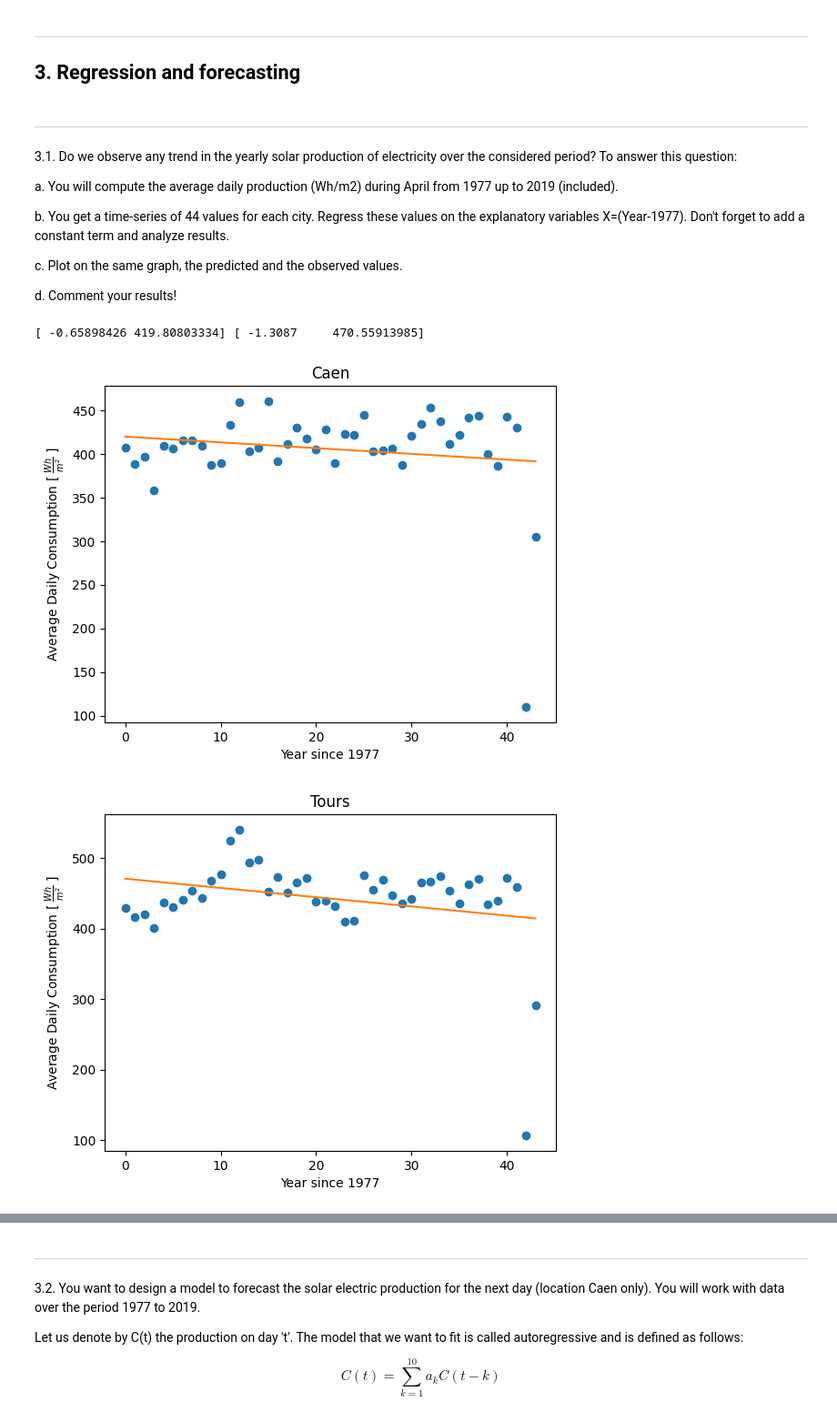
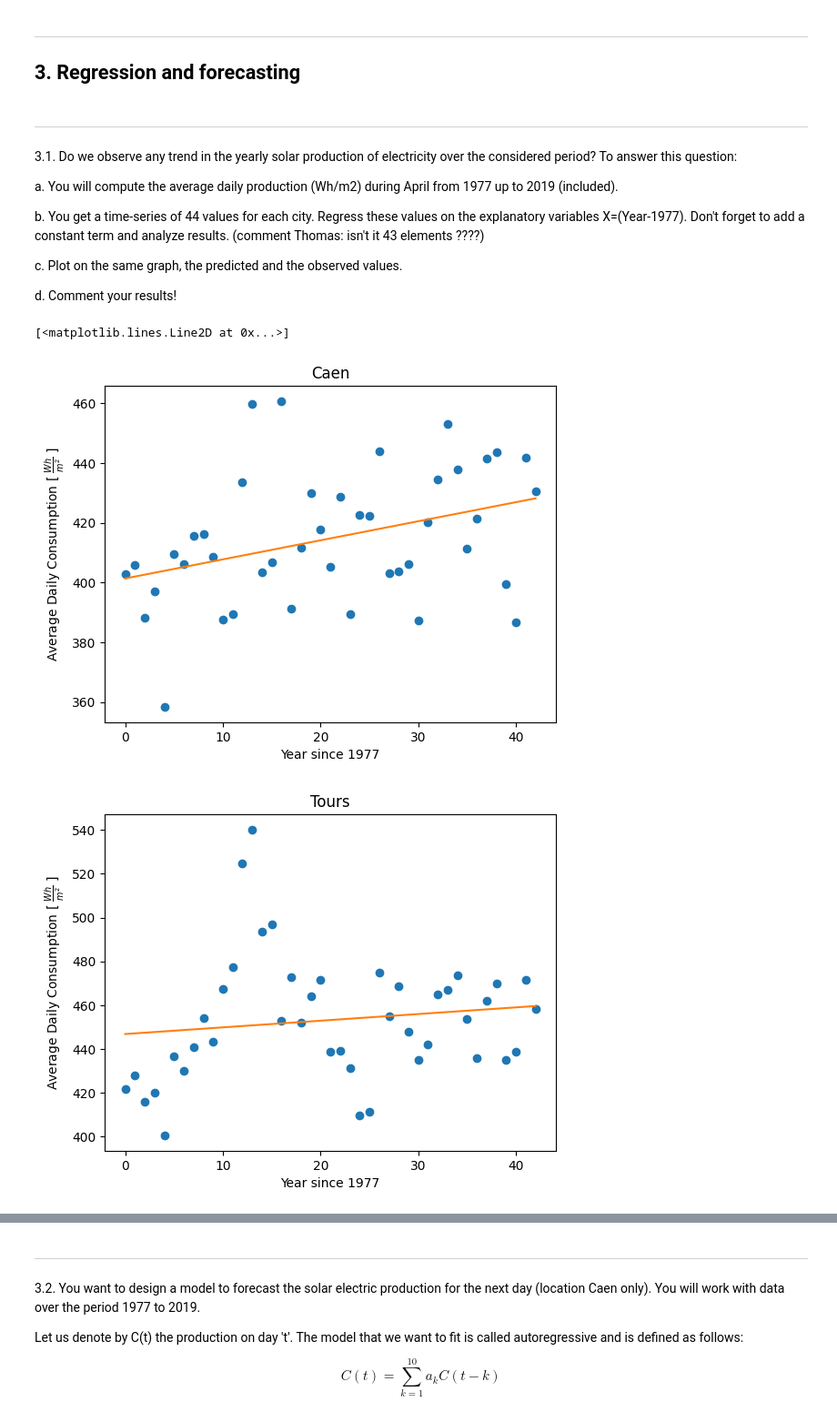
Before and after one commit to BrieucDallemagne/Hackathons_LEPL1109, a Jupyter notebook: Hackathon1.ipynb, the cells around one changed output, grey strips where cells are left out. Shown: that part at 91% size. Saved outputs shown, nothing was run; the diff lists cells and outputs as text; code cells hidden in the pictures.

```diff
--- a/Hackathon1.ipynb
+++ b/Hackathon1.ipynb
@@ -401,7 +401,7 @@ To answer this question:
 a. You will compute the average daily production (Wh/m2) during April from 1977 up to 2019 (included).
 
 b. You get a time-series of 44 values for each city. Regress these values on the explanatory
-variables X=(Year-1977). Don't forget to add a constant term and analyze results.
+variables X=(Year-1977). Don't forget to add a constant term and analyze results. (comment Thomas: isn't it 43 elements ????)
 
 c. Plot on the same graph, the predicted and the observed values.
 
@@ -411,60 +411,60 @@ d. Comment your results!
 
 year_data_pd = time_to_year(data_pd)                # Cast the data to year date
 Caen_av = [0]; Tours_av = [0]                       # Create two empty list for average
-prev = 1977; count = -1; amount = 0                  # To help in my for loop
+prev = 1977; count = 0; amount = [0]                # To help in my for loop
 Start = (year_data_pd["DATE"] == "1977").idxmax()   # To find the start of our time aka 1977
 Finish = (year_data_pd["DATE"] == "2020").idxmax()  # To find where to stop
 
-for i in range(Start, Finish+1):
+for i in range(Start, Finish):
     if prev == int(year_data_pd["DATE"][i]):
-        amount += 1
+        amount[count] += 1
         Caen_av[count] += C_caen[i]
         Tours_av[count] += C_Tour[i]
     else:
-        #print(Caen_av[count] , amount, prev)
-        Caen_av[count] /= amount
-        Tours_av[count] /= amount
-        amount = 1
-
         Caen_av.append(C_caen[i])
         Tours_av.append(C_Tour[i])
+        amount.append(1)
+
         count += 1
         prev = int(year_data_pd["DATE"][i])
 
+amount = np.array(amount).astype(float)
 Caen_av = np.array(Caen_av).astype(float)
 Tours_av = np.array(Tours_av).astype(float)
 
+Caen_av = Caen_av * (1/amount)
+Tours_av = Tours_av * (1/amount)
+
+
 ### Finish Average
 
-#print(Tours_av, len(Tours_av)) # Proof it's working Yay
+#print(Tours_av[35:], len(Tours_av)) # Proof it's working Yay
 
 
 ### B computing the linear regression X = (Year-1977)
 
 ### Y = A(Year-1977) + C
-X = np.arange(0, 44)
+X = np.arange(0, 43)
 
 coef_Caen = np.polyfit(X, Caen_av, 1)
 coef_Tours = np.polyfit(X, Tours_av, 1)
 
 fig, axe = plt.subplots()
 axe.plot(X, Caen_av, "o")
 axe.set_title("Caen")
 axe.set_xlabel("Year since 1977")
 axe.set_ylabel(r"Average Daily Consumption [ $ \frac{Wh}{m^2}$ ]")
 axe.plot(X, coef_Caen[0]*X + coef_Caen[1])
-fig.show()
 
 fig, axe = plt.subplots()
 axe.plot(X, Tours_av, "o")
 axe.set_title("Tours")
 axe.set_xlabel("Year since 1977")
 axe.set_ylabel(r"Average Daily Consumption [ $ \frac{Wh}{m^2}$ ]")
 axe.plot(X, coef_Tours[0]*X + coef_Tours[1])
-fig.show()
 
-print(coef_Caen, coef_Tours)
+#print(coef_Caen, coef_Tours)
 # %% [output]
-[ -0.65898426 419.80803334] [ -1.3087     470.55913985]
+[<matplotlib.lines.Line2D at 0x...>]
-[figure, old version]
+[figure, new version]
-[figure, old version]
+[figure, new version]
```
Also changed, not shown: parts of 1 cell of this notebook.
